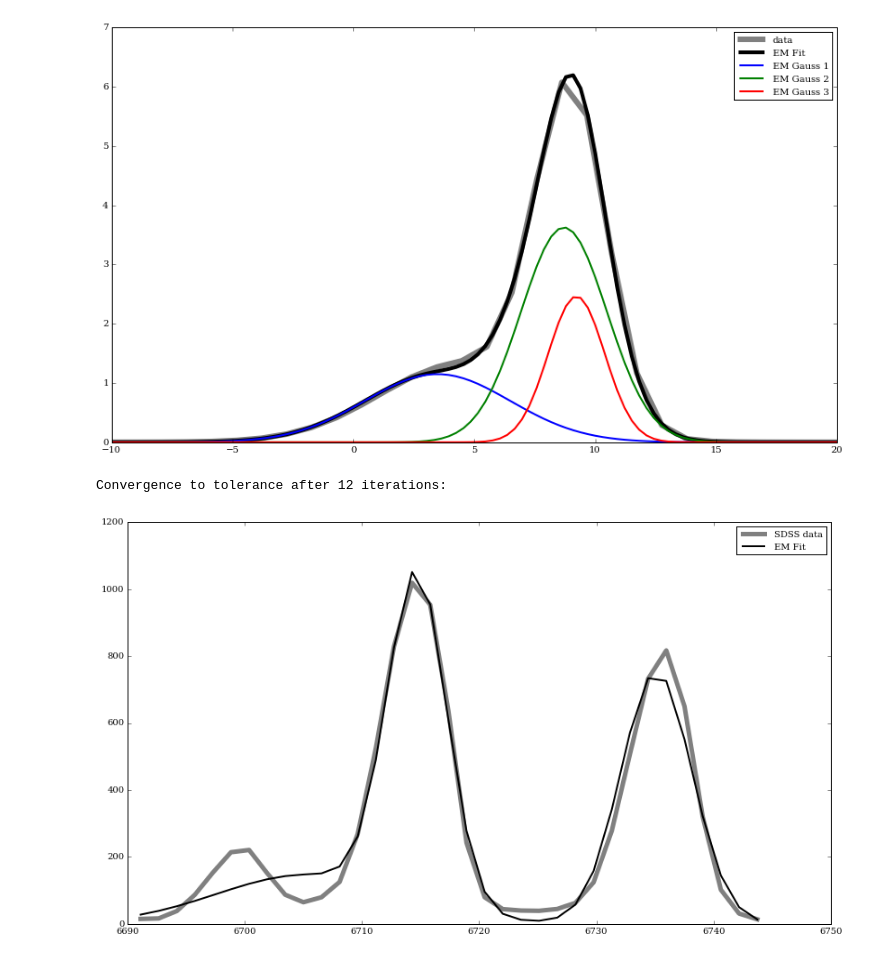
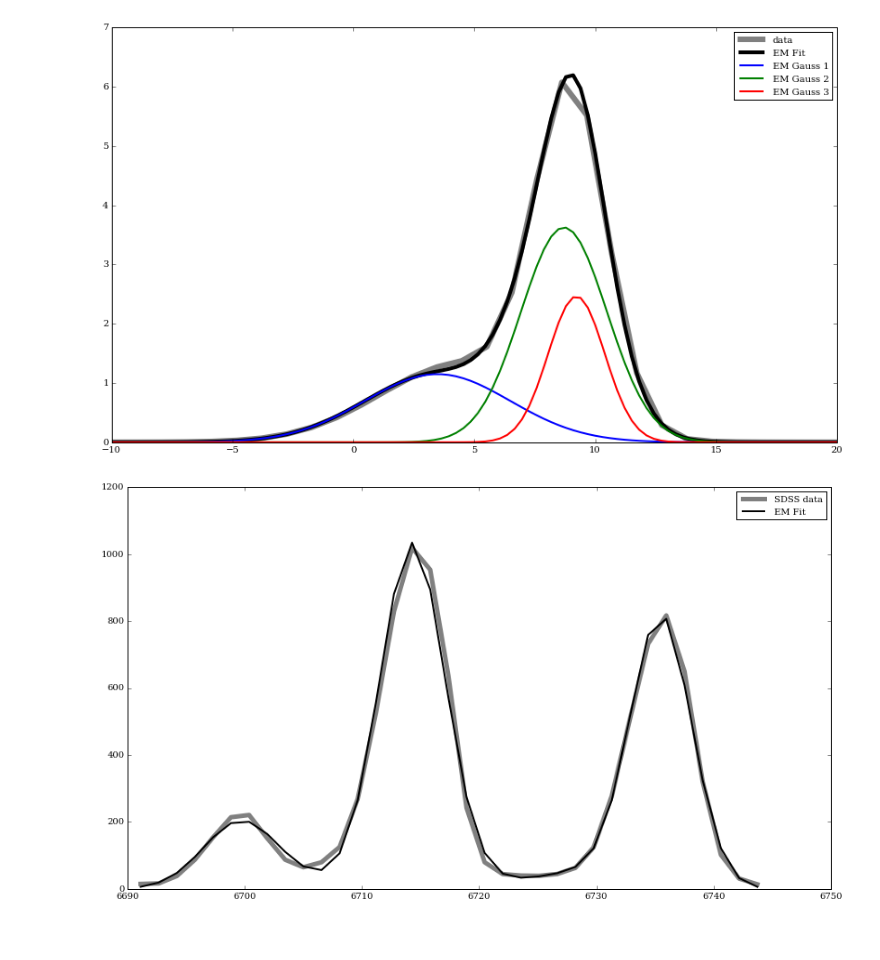
Before and after one commit to dkirkby/astroml-study, a Jupyter notebook: Chapter4/Chapter 4 (4.1-4.4).ipynb, the cells around one changed output. Drawn from its saved outputs; the diff is of its cells as text; code cells hidden in the pictures.

```diff
--- a/Chapter4/Chapter 4 (4.1-4.4).ipynb
+++ b/Chapter4/Chapter 4 (4.1-4.4).ipynb
@@ -426,7 +426,7 @@ scale = np.trapz(ggen,xgen)
 xout = np.linspace(-10,20,100)
 g = np.sum([a[j] * Gauss(xout,m[j],s[j]) for j in range(J)], axis = 0)
 plt.plot(xout,g * scale, color = 'black', linewidth = 4, label = 'EM Fit')
-for i in range(3):
+for i in range(J):
     plt.plot(xout,a[i]*Gauss(xout,m[i],s[i])*scale, linewidth = 2, label = 'EM Gauss {}'.format(i+1))
 plt.legend()
 plt.show()
@@ -450,7 +450,7 @@ testy = np.copy(offset[peak-15:peak+20])
 testx = np.copy(wlen[peak-15:peak+20])
 
 #Setting number of gaussians to fit
-J = 3
+J = 5
 #Setting starting guess values for mu, sigma, alpha
 avg = np.sum(testx*testy) / np.sum(testy)
 var = np.sum(testy*np.power(testx-avg,2)) / (np.sum(testy)-1)
@@ -470,32 +470,37 @@ for k in range(50):
             #Creating omega matrix
             w[j][i] = (a[j] * Gauss(testx[i], m[j], s[j]) /
                        np.sum([a[l] * Gauss(testx[i], m[l], s[l]) for l in range(J)]))
         #Solving for new mu, sigma, alpha values & test against tolerance
         m1 = np.sum(w[j]*testx*testy) / np.sum(w[j]*testy)
         if np.abs(m1 - m[j]) < 0.1:
             mu[j] = True
+        else:
+            mu[j] = False
         m[j] = m1
         s1 = np.sqrt(np.sum(w[j]*testy*np.power(testx-m[j],2)) /
                      np.sum(w[j]*testy))
         if np.abs(s1 - s[j]) < 0.05:
             sig[j] = True
+        else:
+            sig[j] = False
         s[j] = s1
         a1 = np.sum(w[j]*testy) / np.sum(testy)
         if np.abs(a1 - a[j]) < 0.1:
             alph[j] = True
+        else:
+            alph[j] = False
         a[j] = a1
     if mu.all() and sig.all() and alph.all():
         print('Convergence to tolerance after {} iterations:'.format(k))
         break
 
 #Ploting comparison to data
 plt.figure(figsize = (14,8))
 plt.plot(testx,testy, label = 'SDSS data', color = 'grey', linewidth = 5)
 #plt.fill_between(testx,testy-dflux[peak-15:peak+20], testy + dflux[peak-15:peak+20])
 g = np.sum([a[j]*Gauss(testx,m[j],s[j]) for j in range(J)], axis = 0)
 plt.plot(testx,g * np.trapz(testy,testx), label = 'EM Fit', color = 'black', linewidth = 2)
 plt.legend()
 plt.show()
 # %% [output]
-Convergence to tolerance after 12 iterations:
-[figure, old version]
+[figure, new version]
```
Also changed, not shown: parts of 1 cell of this notebook.
